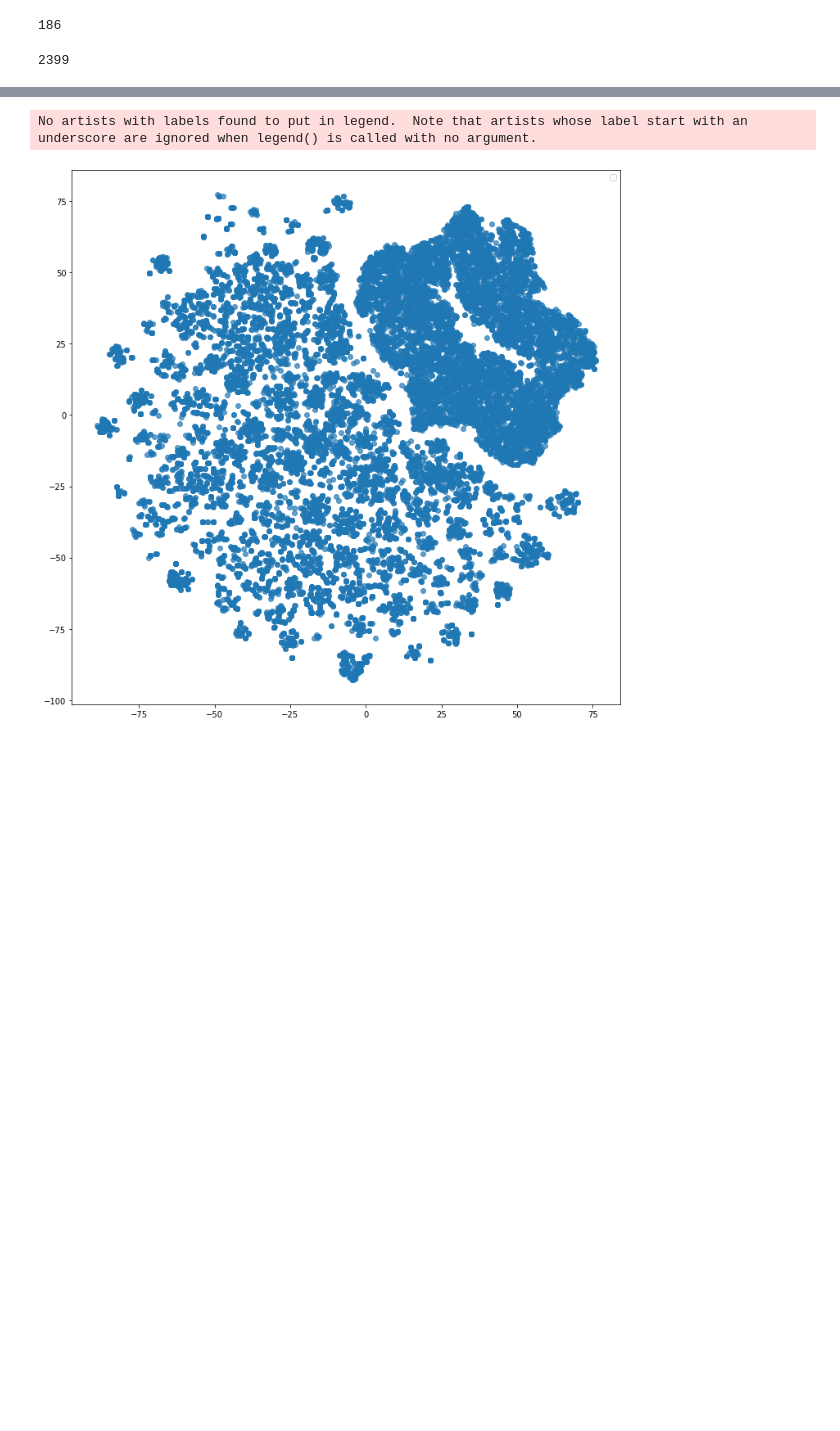
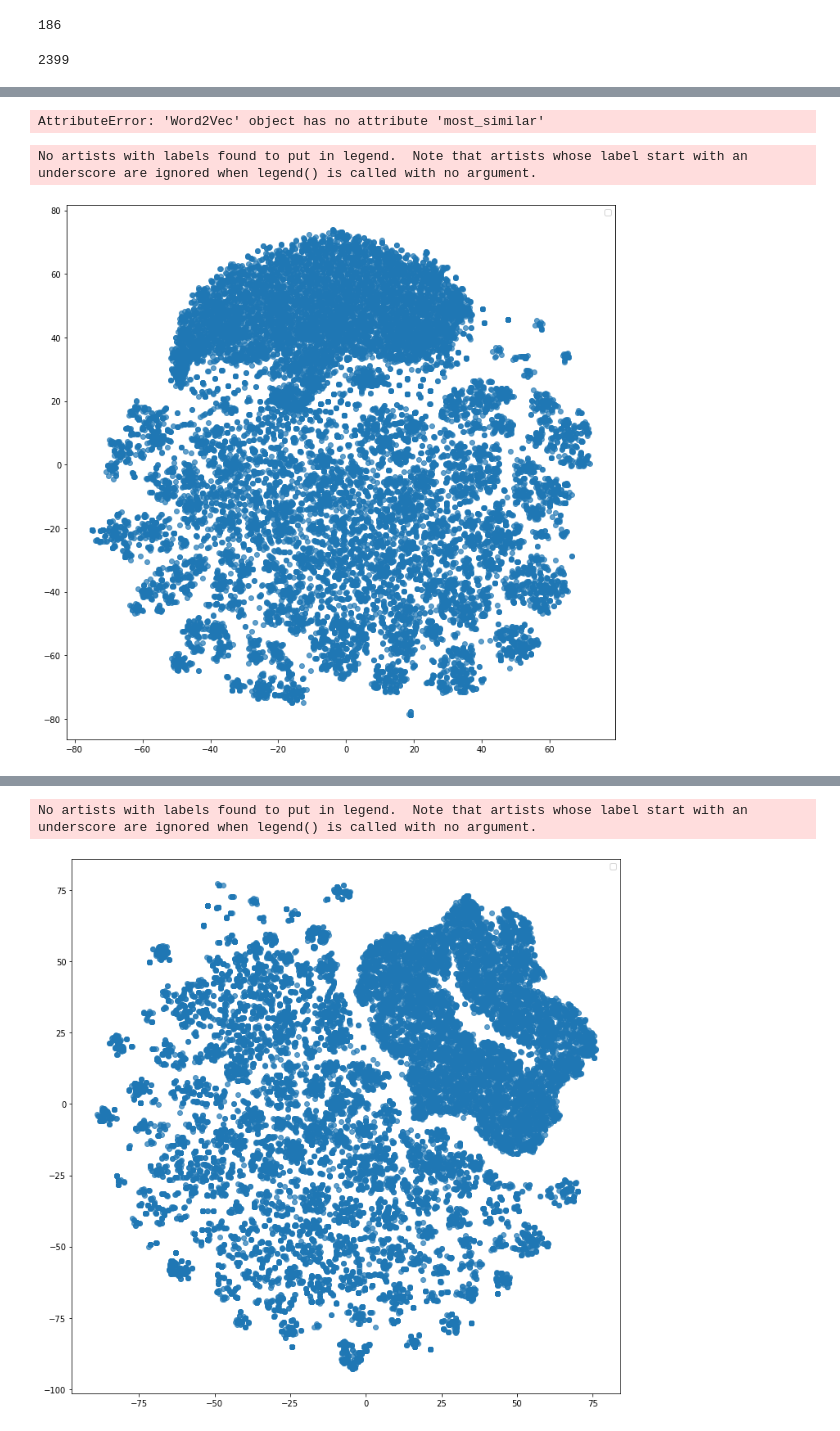
Before and after one commit to boostcampaitech3/final-project-level3-recsys-05, a Jupyter notebook: Model/Model-Experiment/content-based.ipynb, the cells around one changed output, grey strips where cells are left out. Drawn from its saved outputs; the diff is of its cells as text; code cells hidden in the pictures; blank space fills up the shorter version.

Commit message:
[feat] add word2vec model

```diff
--- a/Model/Model-Experiment/content-based.ipynb
+++ b/Model/Model-Experiment/content-based.ipynb
@@ -159,7 +164,12 @@ Model 저장
 # %%
 from gensim.models import Word2Vec
 
-model = Word2Vec.load(os.path.join(MODEL_PATH, 'Word2Vec-CBOW-problem_association_seq-problem_level_seq-problem_tag_seq-problem_course_seq.model'))
+model = Word2Vec.load(os.path.join(MODEL_PATH, 'Word2Vec-CBOW-problem_association_seq-problem_level_seq-problem_tag_seq-problem_course_seq-32.model'))
+# %%
+# model.sim'1389'
+model.most_similar('1389')
+# %% [output]
+AttributeError: 'Word2Vec' object has no attribute 'most_similar'
 # %%
 Problem_list = model.wv.key_to_index.keys()
 
@@ -174,6 +184,18 @@ from sklearn.manifold import TSNE
 
 tsne = TSNE(n_components=2, random_state = 0)
 new_arr = tsne.fit_transform(arr)
+# %%
+# Word2Vec-CBOW-problem_association_seq-problem_level_seq-problem_tag_seq-problem_course_seq-32-model
+
+import matplotlib.pyplot as plt
+
+plt.figure(figsize = (12, 12))
+plt.scatter(new_arr[:, 0], new_arr[:, 1], alpha = 0.7)
+plt.legend()
+plt.show()
+# %% [output]
+No artists with labels found to put in legend.  Note that artists whose label start with an underscore are ignored when legend() is called with no argument.
+[figure, added]
 # %%
 # Word2Vec-CBOW-problem_association_seq-problem_level_seq-problem_tag_seq-problem_course_seq-model
 
```
Also changed, not shown: parts of 2 cells of this notebook, 4 other files.
